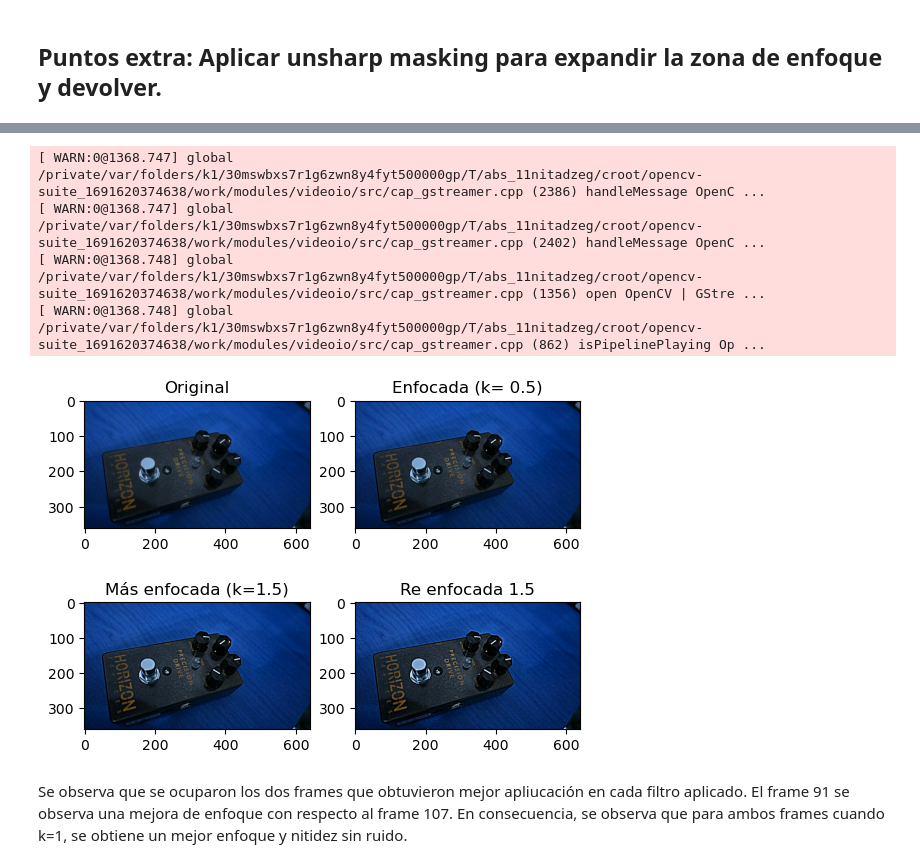
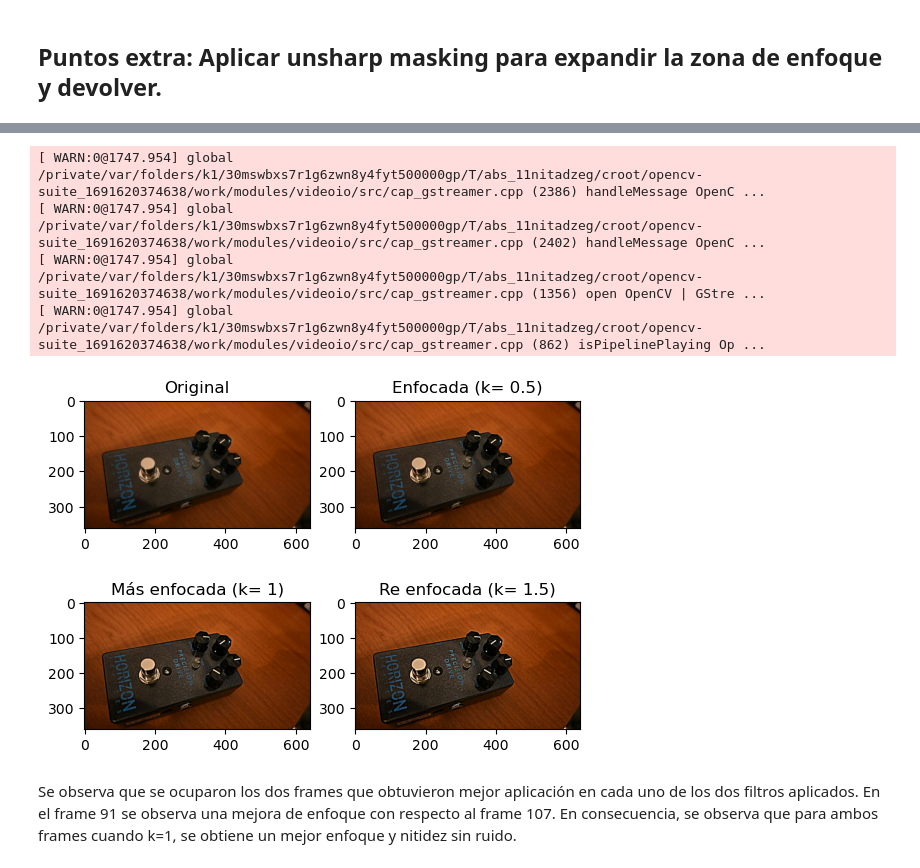
Before and after one commit to christophcharaf/vision_computadora_I, a Jupyter notebook: Material_TPs/TP2/tp_2.ipynb, the cells around one changed output, grey strips where cells are left out. Cells and saved outputs as stored; diff of their text form; code cells hidden in the pictures.

```diff
--- a/Material_TPs/TP2/tp_2.ipynb
+++ b/Material_TPs/TP2/tp_2.ipynb
@@ -864,15 +864,12 @@ ret, frame = cap.read()
 
 if ret:
     # Aplica un suavizado Gaussiano (blur)
+
+    frame = cv.cvtColor(frame, cv.COLOR_BGR2RGB)
     blurred_frame = cv.GaussianBlur(frame, (9, 9), 10.0)
 
     # Unsharp masking: suma de la imagen original y la diferencia entre la imagen original y la suavizada
     unsharp_frame = cv.addWeighted(frame, 1.5, blurred_frame, -0.5, 0)
-
-    # Guarda el frame con unsharp masking aplicado como imagen
-    #image_path = '/content/drive/MyDrive/frame_109_unsharp.jpg'
-    #cv2.imwrite(image_path, unsharp_frame)
-    #print(f"Frame 109 con unsharp masking guardado en: {image_path}")
 
     # Más enfocada
     k=1
@@ -896,7 +893,7 @@ if ret:
     ax3.set_title('Más enfocada (k=1)')
     ax3.imshow(img_sharp2)
     ax4=plt.subplot(224)
-    ax4.set_title(f'Re enfocada {k}')
+    ax4.set_title(f'Re enfocada (k= {k})')
     ax4.imshow(img_sharp3)
 
     fig.show()
@@ -925,51 +922,47 @@ ret1, frame1 = cap1.read()
 
 if ret1:
     # Aplica un suavizado Gaussiano (blur)
+    frame1 = cv.cvtColor(frame1, cv.COLOR_BGR2RGB)
     blurred_frame1 = cv.GaussianBlur(frame1, (9, 9), 10.0)
 
     # Unsharp masking: suma de la imagen original y la diferencia entre la imagen original y la suavizada
     unsharp_frame1= cv.addWeighted(frame1, 1.5, blurred_frame1, -0.5, 0)
-
-    # Guarda el frame con unsharp masking aplicado como imagen
-    #image_path = '/content/drive/MyDrive/frame_109_unsharp.jpg'
-    #cv2.imwrite(image_path, unsharp_frame)
-    #print(f"Frame 109 con unsharp masking guardado en: {image_path}")
 
     # Más enfocada
     k=1
     unsharp_frame2 = cv.addWeighted(frame1, k+1, blurred_frame1, -k, 0)
 
     # Re enfocada
     k=1.5
     unsharp_frame3= cv.addWeighted(frame1, k+1, blurred_frame1, -k, 0)
 
 
     # Nueva figura
     fig = plt.figure()
 
     ax1=plt.subplot(221)
     ax1.set_title('Original')
     ax1.imshow(frame1)
     ax2=plt.subplot(222)
     ax2.set_title('Enfocada (k= 0.5)')
     ax2.imshow(unsharp_frame1)
     ax3=plt.subplot(223)
-    ax3.set_title('Más enfocada (k=1.5)')
+    ax3.set_title('Más enfocada (k= 1)')
     ax3.imshow(unsharp_frame2)
     ax4=plt.subplot(224)
-    ax4.set_title(f'Re enfocada {k}')
+    ax4.set_title(f'Re enfocada (k= {k})')
     ax4.imshow(unsharp_frame3)
 
     fig.show()
 else:
     print("No se pudo leer el frame 109.")
 
 cap1.release()
 # %% [output]
-[ WARN:0@1368.747] global /private/var/folders/k1/30mswbxs7r1g6zwn8y4fyt500000gp/T/abs_11nitadzeg/croot/opencv-suite_1691620374638/work/modules/videoio/src/cap_gstreamer.cpp (2386) handleMessage OpenC ...
-[ WARN:0@1368.747] global /private/var/folders/k1/30mswbxs7r1g6zwn8y4fyt500000gp/T/abs_11nitadzeg/croot/opencv-suite_1691620374638/work/modules/videoio/src/cap_gstreamer.cpp (2402) handleMessage OpenC ...
-[ WARN:0@1368.748] global /private/var/folders/k1/30mswbxs7r1g6zwn8y4fyt500000gp/T/abs_11nitadzeg/croot/opencv-suite_1691620374638/work/modules/videoio/src/cap_gstreamer.cpp (1356) open OpenCV | GStre ...
-[ WARN:0@1368.748] global /private/var/folders/k1/30mswbxs7r1g6zwn8y4fyt500000gp/T/abs_11nitadzeg/croot/opencv-suite_1691620374638/work/modules/videoio/src/cap_gstreamer.cpp (862) isPipelinePlaying Op ...
+[ WARN:0@1747.954] global /private/var/folders/k1/30mswbxs7r1g6zwn8y4fyt500000gp/T/abs_11nitadzeg/croot/opencv-suite_1691620374638/work/modules/videoio/src/cap_gstreamer.cpp (2386) handleMessage OpenC ...
+[ WARN:0@1747.954] global /private/var/folders/k1/30mswbxs7r1g6zwn8y4fyt500000gp/T/abs_11nitadzeg/croot/opencv-suite_1691620374638/work/modules/videoio/src/cap_gstreamer.cpp (2402) handleMessage OpenC ...
+[ WARN:0@1747.954] global /private/var/folders/k1/30mswbxs7r1g6zwn8y4fyt500000gp/T/abs_11nitadzeg/croot/opencv-suite_1691620374638/work/modules/videoio/src/cap_gstreamer.cpp (1356) open OpenCV | GStre ...
+[ WARN:0@1747.954] global /private/var/folders/k1/30mswbxs7r1g6zwn8y4fyt500000gp/T/abs_11nitadzeg/croot/opencv-suite_1691620374638/work/modules/videoio/src/cap_gstreamer.cpp (862) isPipelinePlaying Op ...
-[figure, old version]
+[figure, new version]
 # %% [markdown]
-Se observa que se ocuparon los dos frames que obtuvieron mejor apliucación en cada filtro aplicado. El frame 91 se observa una mejora de enfoque con respecto al frame 107. En consecuencia, se observa que para ambos frames cuando k=1, se obtiene un mejor enfoque y nitidez sin ruido.
+Se observa que se ocuparon los dos frames que obtuvieron mejor aplicación en cada uno de los dos filtros aplicados. En el frame 91 se observa una mejora de enfoque con respecto al frame 107. En consecuencia, se observa que para ambos frames cuando k=1, se obtiene un mejor enfoque y nitidez sin ruido.
```
Also changed, not shown: parts of 3 cells of this notebook.
